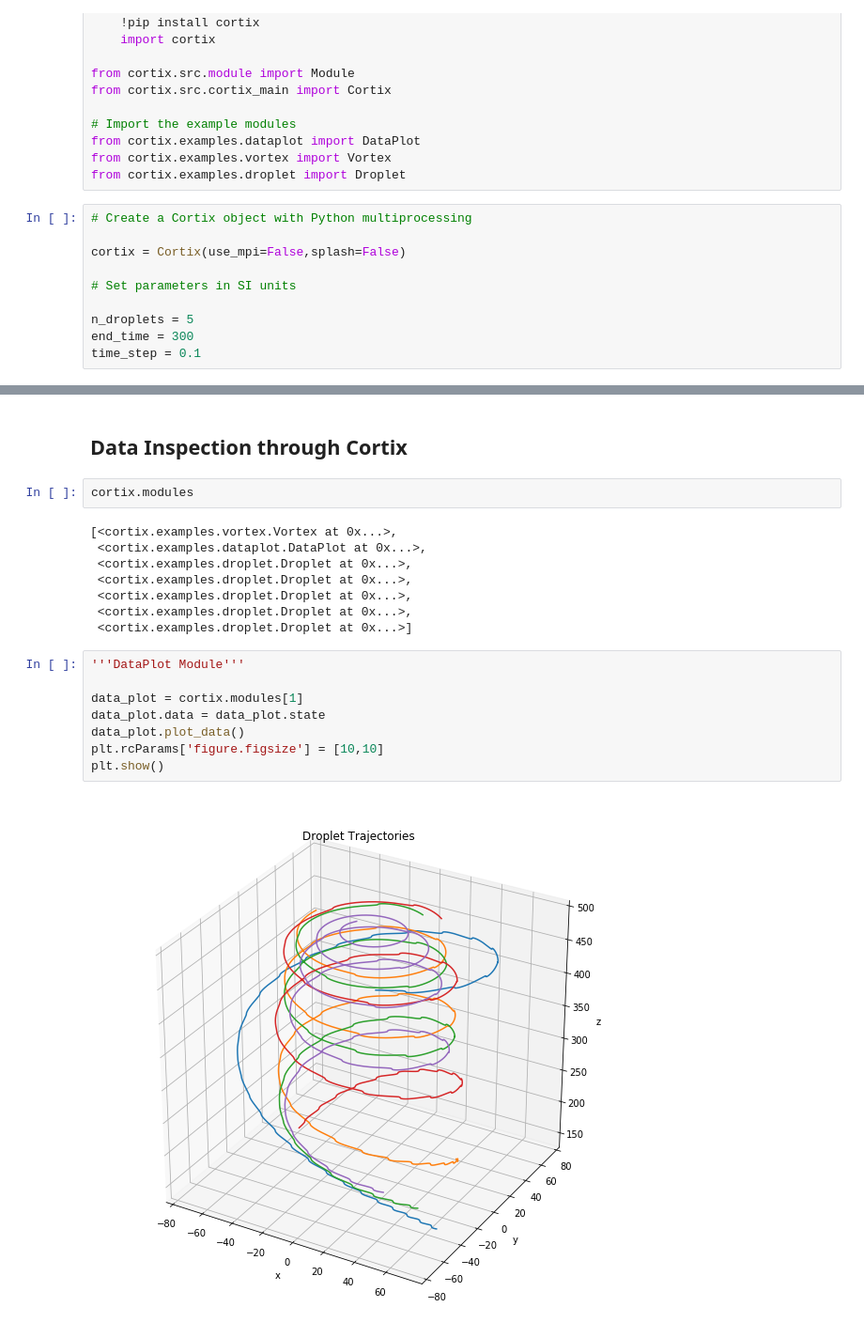
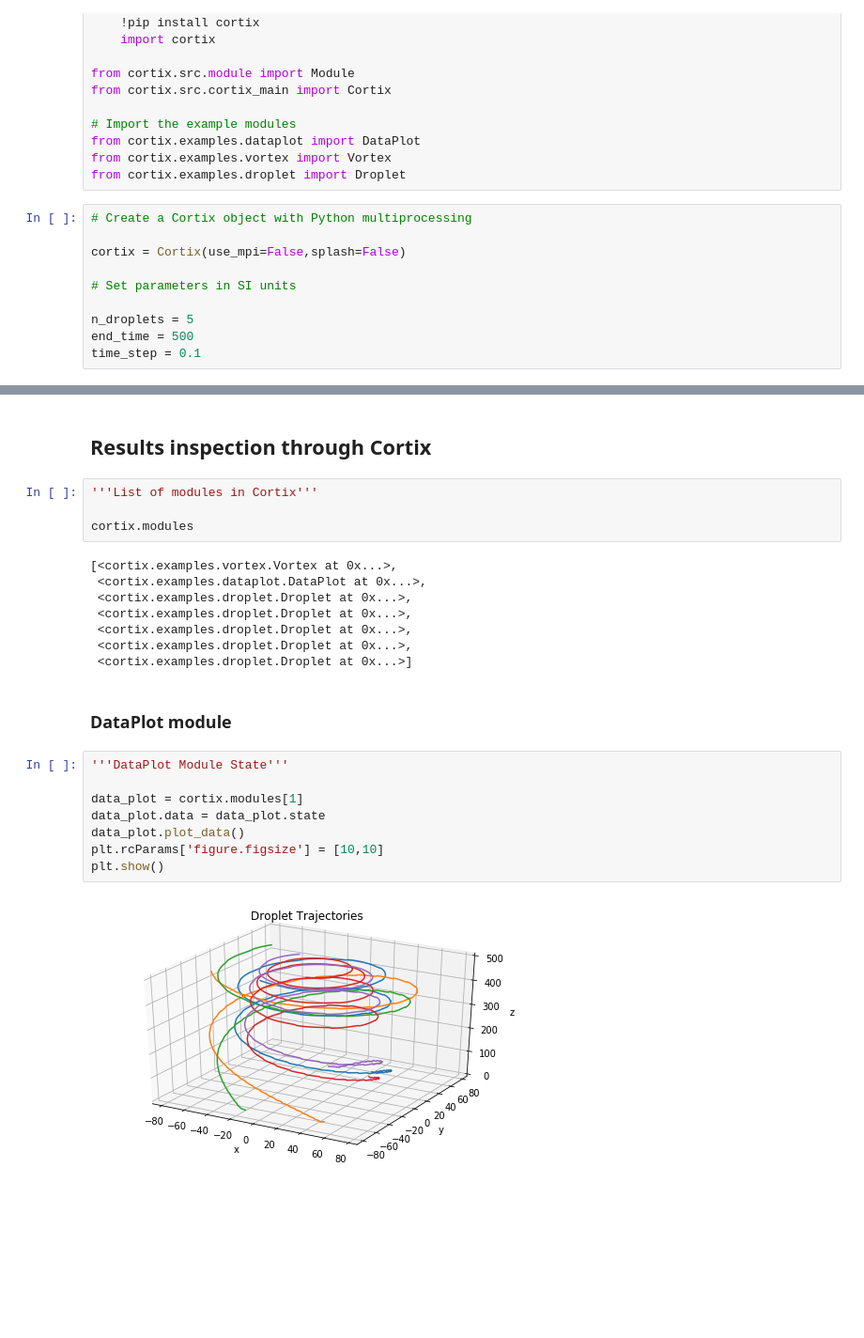
Before and after one commit to dpploy/cortix-nb, a Jupyter notebook: run_droplet.ipynb, the cells around one changed output, grey strips where cells are left out. Shown at 94% size. Cells and saved outputs as stored; diff of their text form; blank space fills up the shorter version.

Commit message:
Droplet notebook updated; toc, comments, plots, data inspection; etc.

```diff
--- a/run_droplet.ipynb
+++ b/run_droplet.ipynb
@@ -32,6 +44,6 @@ cortix = Cortix(use_mpi=False,splash=False)
 # Set parameters in SI units
 
 n_droplets = 5
-end_time = 300
+end_time = 500
 time_step = 0.1
 # %% [output]
@@ -117,22 +129,26 @@ Vortex::time[s] = 300.0
-# %% [markdown]
-## Data Inspection through Cortix
-# %%
-cortix.modules
-# %% [output]
-[<cortix.examples.vortex.Vortex at 0x...>,
- <cortix.examples.dataplot.DataPlot at 0x...>,
- <cortix.examples.droplet.Droplet at 0x...>,
- <cortix.examples.droplet.Droplet at 0x...>,
- <cortix.examples.droplet.Droplet at 0x...>,
- <cortix.examples.droplet.Droplet at 0x...>,
- <cortix.examples.droplet.Droplet at 0x...>]
+# %% [markdown]
+## Results inspection through Cortix<a id="inspect"></a>
+# %%
+'''List of modules in Cortix'''
+
+cortix.modules
+# %% [output]
+[<cortix.examples.vortex.Vortex at 0x...>,
+ <cortix.examples.dataplot.DataPlot at 0x...>,
+ <cortix.examples.droplet.Droplet at 0x...>,
+ <cortix.examples.droplet.Droplet at 0x...>,
+ <cortix.examples.droplet.Droplet at 0x...>,
+ <cortix.examples.droplet.Droplet at 0x...>,
+ <cortix.examples.droplet.Droplet at 0x...>]
+# %% [markdown]
+### DataPlot module<a id="dataplot"></a>
 # %%
-'''DataPlot Module'''
+'''DataPlot Module State'''
 
 data_plot = cortix.modules[1]
 data_plot.data = data_plot.state
 data_plot.plot_data()
 plt.rcParams['figure.figsize'] = [10,10]
 plt.show()
 # %% [output]
-[figure, old version]
+[figure, new version]
```
Also changed, not shown: parts of 14 cells of this notebook.
